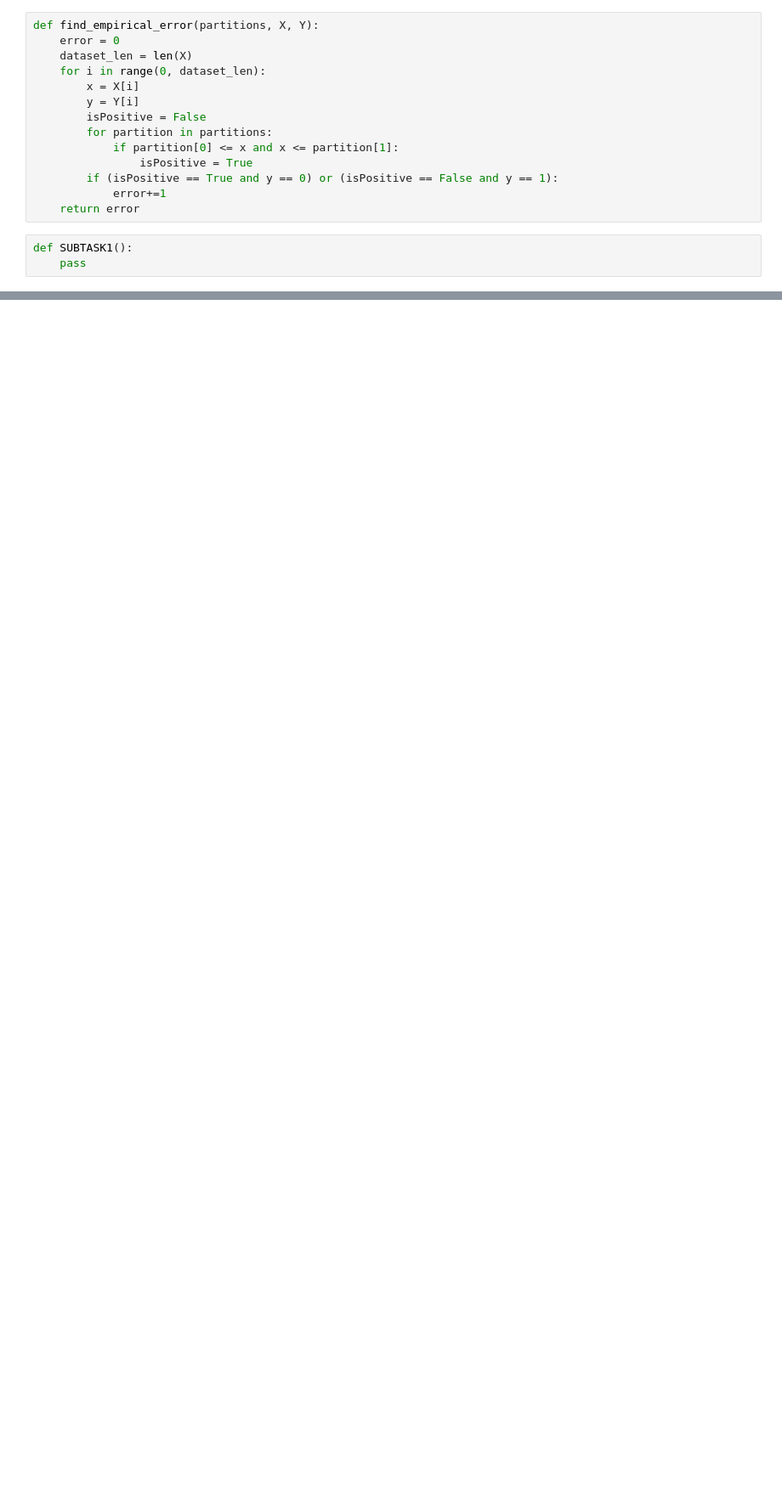
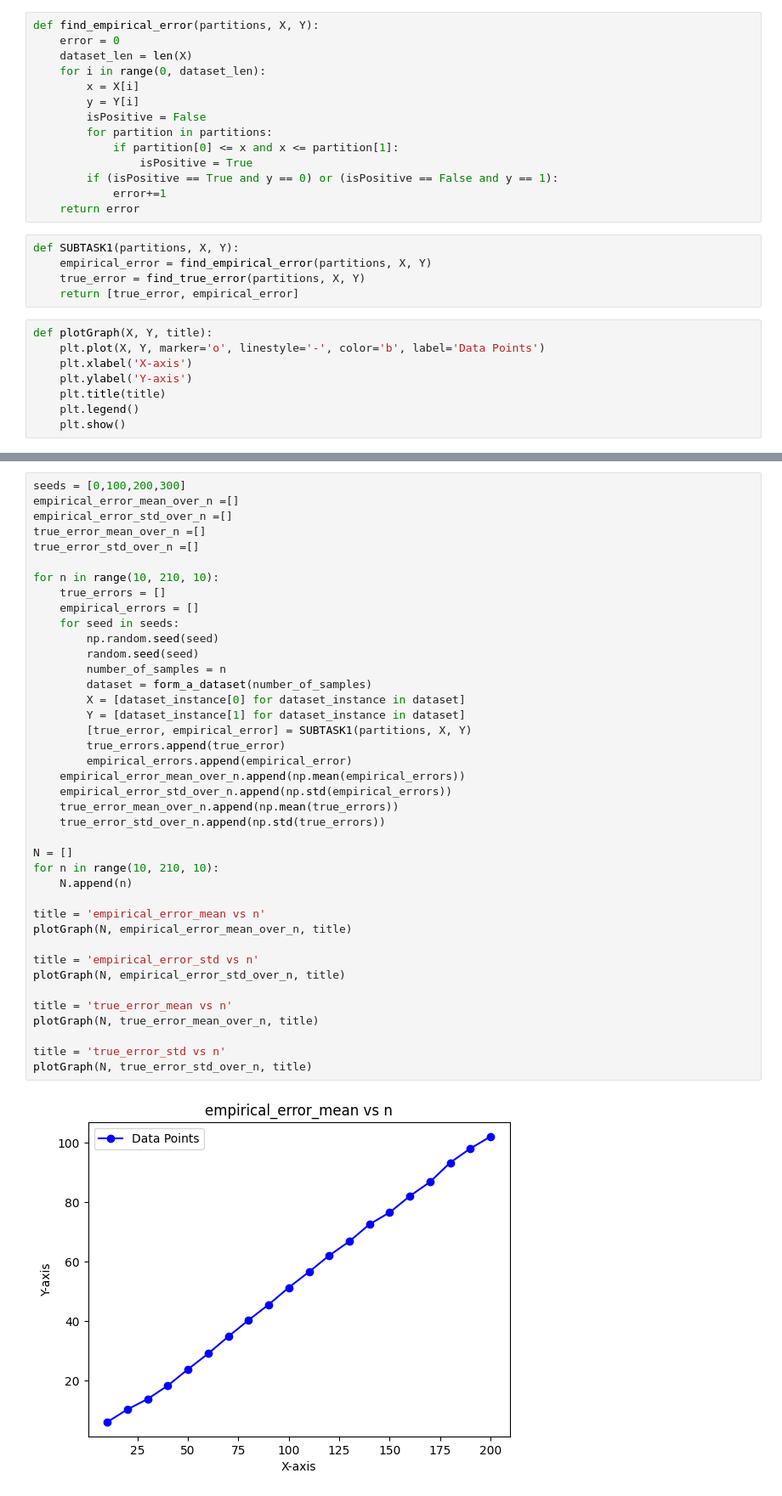
Before and after one commit to Aditya-Y-29/ML-Assignments, a Jupyter notebook: Assignment-1/Task1.ipynb, the cells around one changed output, grey strips where cells are left out. Shown at 85% size. Drawn from its saved outputs; the diff is of its cells as text; blank space fills up the shorter version.

```diff
--- a/Assignment-1/Task1.ipynb
+++ b/Assignment-1/Task1.ipynb
@@ -80,8 +102,18 @@ def find_empirical_error(partitions, X, Y):
             error+=1
     return error
 # %%
-def SUBTASK1():
-    pass
+def SUBTASK1(partitions, X, Y):
+    empirical_error = find_empirical_error(partitions, X, Y)
+    true_error = find_true_error(partitions, X, Y)
+    return [true_error, empirical_error]
+# %%
+def plotGraph(X, Y, title):
+    plt.plot(X, Y, marker='o', linestyle='-', color='b', label='Data Points')
+    plt.xlabel('X-axis')
+    plt.ylabel('Y-axis')
+    plt.title(title)
+    plt.legend()
+    plt.show()
 # %%
 X = [dataset_instance[0] for dataset_instance in dataset]
 Y = [dataset_instance[1] for dataset_instance in dataset]
@@ -94,0 +127,42 @@ print(empirical_error)
+# %%
+seeds = [0,100,200,300]
+empirical_error_mean_over_n =[]
+empirical_error_std_over_n =[]
+true_error_mean_over_n =[]
+true_error_std_over_n =[]
+
+for n in range(10, 210, 10):
+    true_errors = []
+    empirical_errors = []
+    for seed in seeds:
+        np.random.seed(seed)
+        random.seed(seed)
+        number_of_samples = n
+        dataset = form_a_dataset(number_of_samples)
+        X = [dataset_instance[0] for dataset_instance in dataset]
+        Y = [dataset_instance[1] for dataset_instance in dataset]
+        [true_error, empirical_error] = SUBTASK1(partitions, X, Y)
+        true_errors.append(true_error)
+        empirical_errors.append(empirical_error)
+    empirical_error_mean_over_n.append(np.mean(empirical_errors))
+    empirical_error_std_over_n.append(np.std(empirical_errors))
+    true_error_mean_over_n.append(np.mean(true_errors))
+    true_error_std_over_n.append(np.std(true_errors))
+
+N = []
+for n in range(10, 210, 10):
+    N.append(n)
+
+title = 'empirical_error_mean vs n'
+plotGraph(N, empirical_error_mean_over_n, title)
+
+title = 'empirical_error_std vs n'
+plotGraph(N, empirical_error_std_over_n, title)
+
+title = 'true_error_mean vs n'
+plotGraph(N, true_error_mean_over_n, title)
+
+title = 'true_error_std vs n'
+plotGraph(N, true_error_std_over_n, title)
+# %% [output]
+[figure, added]
```
Also changed, not shown: parts of 6 cells of this notebook.
